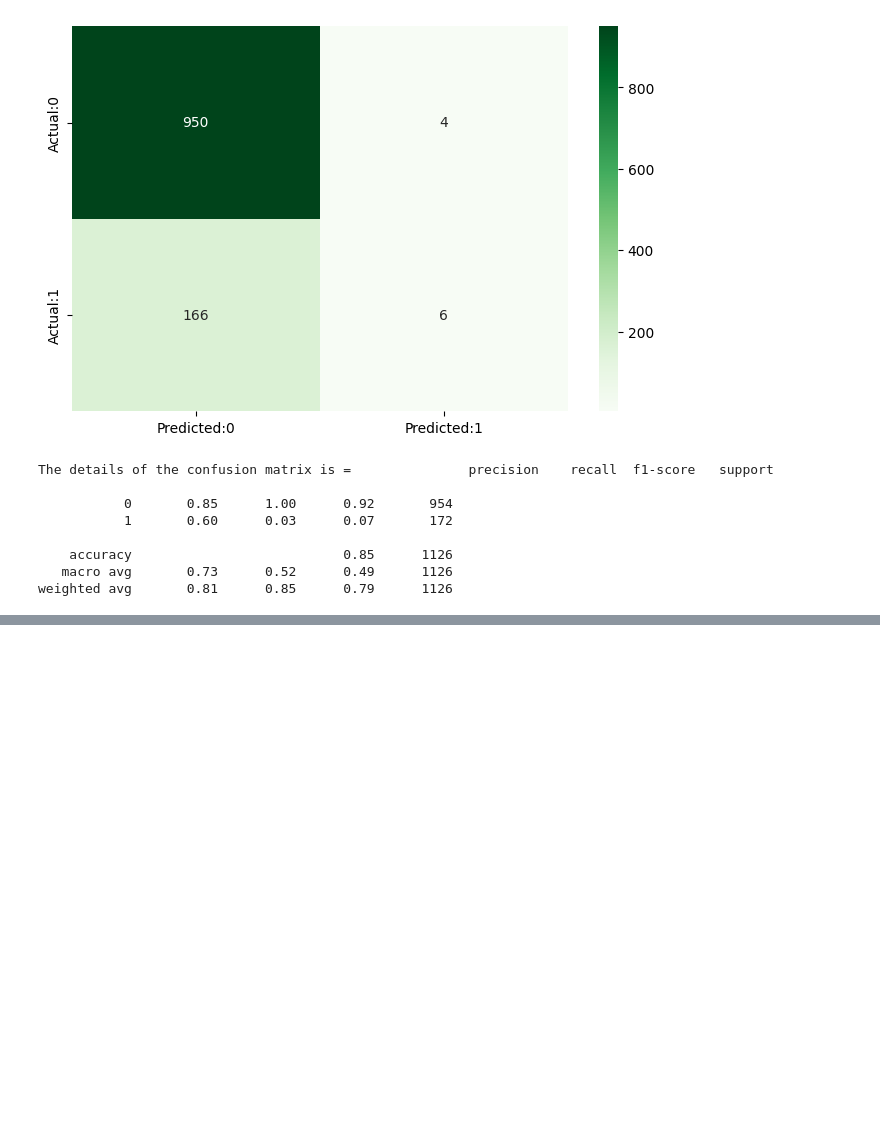
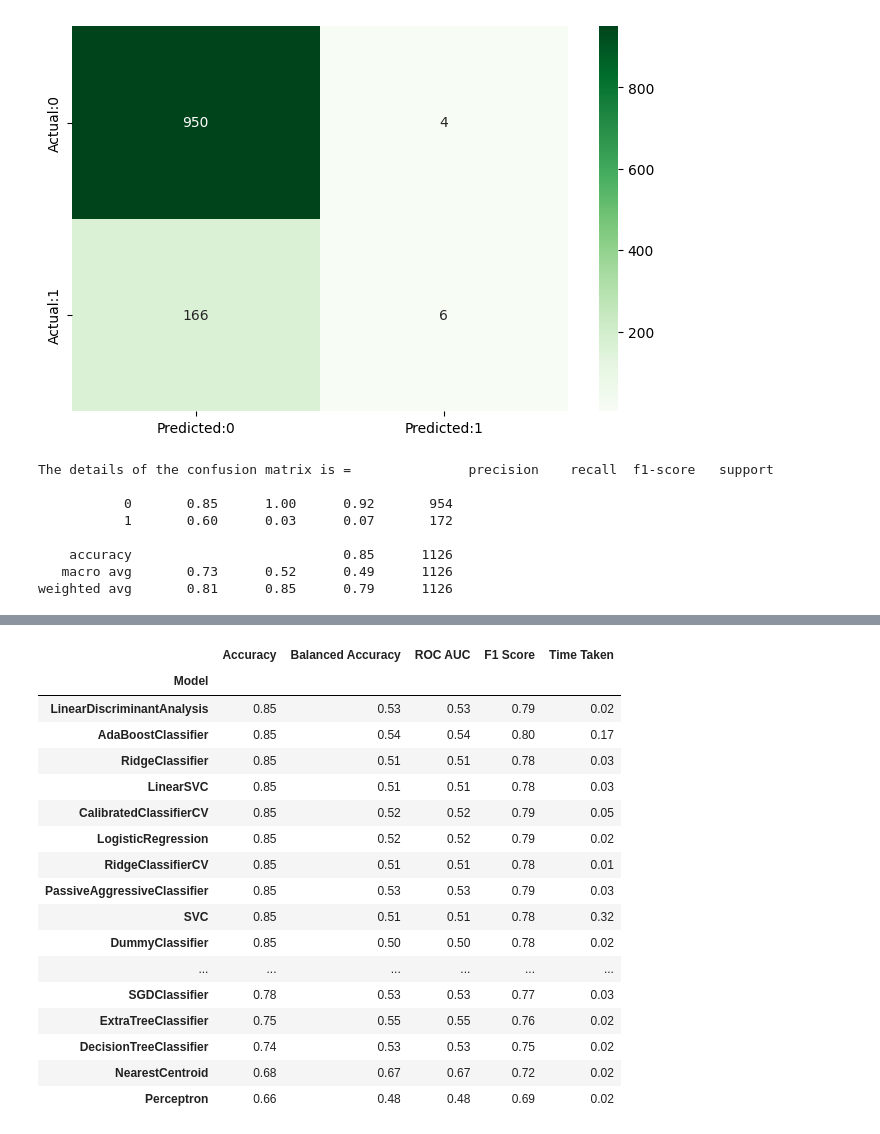
Before and after one commit to im-vishal/gk_projects, a Jupyter notebook: multiple_projects_gk/1. Healthcare/2. HeartDiseaseWithLR/main.ipynb, the cells around one changed output, grey strips where cells are left out. Saved outputs shown, nothing was run; the diff lists cells and outputs as text; code cells hidden in the pictures; blank space fills up the shorter version.

```diff
--- a/multiple_projects_gk/1. Healthcare/2. HeartDiseaseWithLR/main.ipynb
+++ b/multiple_projects_gk/1. Healthcare/2. HeartDiseaseWithLR/main.ipynb
@@ -193,0 +202,4 @@ weighted avg       0.81      0.85      0.79      1126
+# %%
+cls = LazyClassifier(verbose=0, ignore_warnings=True, custom_metric=None)
+# %%
+models, predictions = cls.fit(X_train, X_test, y_train, y_test)
@@ -193,0 +214,21 @@ weighted avg       0.81      0.85      0.79      1126
+# %%
+models.sort_values(by=["Accuracy","Balanced Accuracy","ROC AUC","F1 Score"], ascending=[False, False, False, False])
+# %% [output]
+|  | Accuracy | Balanced Accuracy | ROC AUC | F1 Score | Time Taken |
+| Model |  |  |  |  |  |
+| LinearDiscriminantAnalysis | 0.85 | 0.53 | 0.53 | 0.79 | 0.02 |
+| AdaBoostClassifier | 0.85 | 0.54 | 0.54 | 0.80 | 0.17 |
+| RidgeClassifier | 0.85 | 0.51 | 0.51 | 0.78 | 0.03 |
+| LinearSVC | 0.85 | 0.51 | 0.51 | 0.78 | 0.03 |
+| CalibratedClassifierCV | 0.85 | 0.52 | 0.52 | 0.79 | 0.05 |
+| LogisticRegression | 0.85 | 0.52 | 0.52 | 0.79 | 0.02 |
+| RidgeClassifierCV | 0.85 | 0.51 | 0.51 | 0.78 | 0.01 |
+| PassiveAggressiveClassifier | 0.85 | 0.53 | 0.53 | 0.79 | 0.03 |
+| SVC | 0.85 | 0.51 | 0.51 | 0.78 | 0.32 |
+| DummyClassifier | 0.85 | 0.50 | 0.50 | 0.78 | 0.02 |
+| ... | ... | ... | ... | ... | ... |
+| SGDClassifier | 0.78 | 0.53 | 0.53 | 0.77 | 0.03 |
+| ExtraTreeClassifier | 0.75 | 0.55 | 0.55 | 0.76 | 0.02 |
+| DecisionTreeClassifier | 0.74 | 0.53 | 0.53 | 0.75 | 0.02 |
+| NearestCentroid | 0.68 | 0.67 | 0.67 | 0.72 | 0.02 |
+| Perceptron | 0.66 | 0.48 | 0.48 | 0.69 | 0.02 |
```
Also changed, not shown: parts of 6 cells of this notebook, 1 other file.
